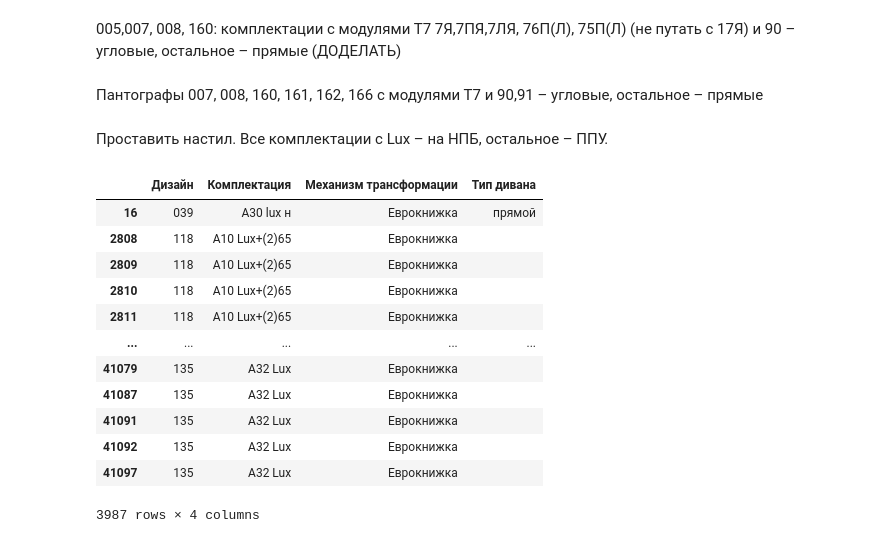
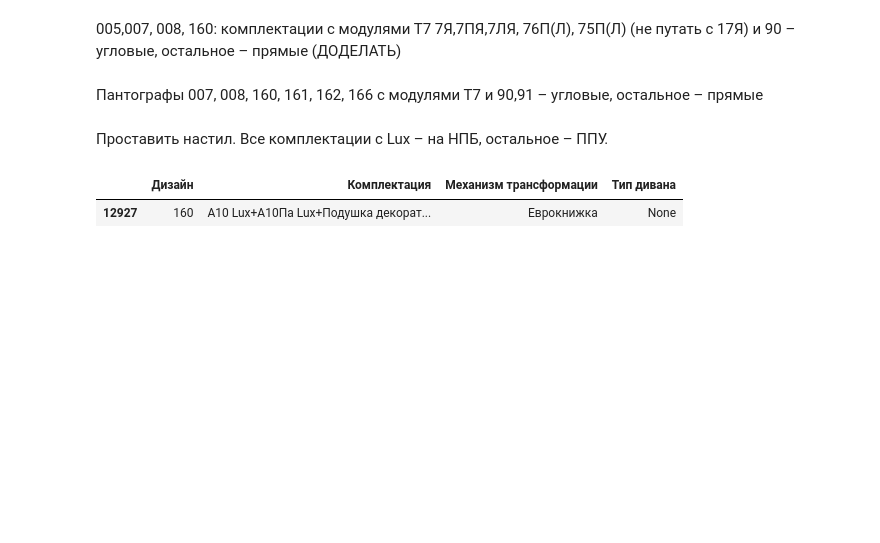
Before and after one commit to Nqam/Moon_report, a Jupyter notebook: report.ipynb, the cells around one changed output. Drawn from its saved outputs; the diff is of its cells as text; code cells hidden in the pictures; blank space fills up the shorter version.

```diff
--- a/report.ipynb
+++ b/report.ipynb
@@ -381,10 +381,8 @@ def dolphin(x):
   elif x['Механизм трансформации'] == 'Дельфин' and not (bool(re.search(r'(?<!\d)д20(?!\d)',x['Комплектация'].lower())) or \
                                                         bool(re.search(r'(?<!\d)117(?!\d)',x['Комплектация']))):
     return 'угловой'
-  elif x['Механизм трансформации'] == 'Дельфин':
+  elif x['Механизм трансформации'] == 'Дельфин' and x['Тип дивана'] == '':
     return 'прямой'
-  else:
-    return x['Тип дивана']
 
 df['Тип дивана'] = df.apply(dolphin, axis=1) #что значит комплектация с Д
 # %% [markdown]
@@ -411,6 +408,27 @@ def eurobook(x):
 df['Тип дивана'] = df.apply(eurobook, axis=1)
 # %% [markdown]
 005,007, 008, 160: комплектации с модулями Т7 7Я,7ПЯ,7ЛЯ, 76П(Л), 75П(Л) (не путать с 17Я) и 90 – угловые, остальное – прямые (ДОДЕЛАТЬ)
+# %%
+lst = ['005','007','008','160']
+
+def eurobook2(x):
+  if pd.isna(x['Механизм трансформации']) == True or x['Механизм трансформации'] == '':
+    return x['Тип дивана']
+  elif x['Механизм трансформации'] == 'Еврокнижка' and any([i in x['Дизайн'] for i in lst]) and \
+      (bool(re.search(r'(?<!\d)т7(?!\d)',x['Комплектация'].lower()))\
+       or bool(re.search(r'(?<!\d)90(?!\d)',x['Комплектация'])) \
+       or bool(re.search(r'(?<!\d)7я(?!\d)',x['Комплектация'].lower()))\
+       or bool(re.search(r'(?<!\d)7пя(?!\d)',x['Комплектация'].lower()))\
+       or bool(re.search(r'(?<!\d)7ля(?!\d)',x['Комплектация'].lower()))\
+       or bool(re.search(r'(?<!\d)76п(?!\d)',x['Комплектация'].lower()))\
+       or bool(re.search(r'(?<!\d)76л(?!\d)',x['Комплектация'].lower()))\
+       or bool(re.search(r'(?<!\d)75п(?!\d)',x['Комплектация'].lower()))\
+       or bool(re.search(r'(?<!\d)75л(?!\d)',x['Комплектация'].lower()))):
+    return 'угловой'
+  elif x['Механизм трансформации'] == 'Еврокнижка' and x['Тип дивана'] == '':
+    return 'прямой'
+
+df['Тип дивана'] = df.apply(eurobook2, axis=1)
 # %% [markdown]
 Пантографы
 007, 008, 160, 161, 162, 166 с модулями Т7 и 90,91 – угловые, остальное – прямые
@@ -421,10 +439,11 @@ def func3(x):
   if pd.isna(x['Механизм трансформации']) == True or x['Механизм трансформации'] == '':
     return x['Тип дивана']
   elif x['Механизм трансформации'] == 'Пантограф' and any([i in x['Дизайн'] for i in lst]) and \
-      (bool(re.search(r'(?<!\d)Т7(?!\d)',x['Комплектация'])) or bool(re.search(r'(?<!\d)90(?!\d)',x['Комплектация'])) \
+        (bool(re.search(r'(?<!\d)Т7(?!\d)',x['Комплектация']))\
+        or bool(re.search(r'(?<!\d)90(?!\d)',x['Комплектация'])) \
         or bool(re.search(r'(?<!\d)91(?!\d)',x['Комплектация']))):
     return 'угловой'
-  elif x['Механизм трансформации'] == 'Пантограф':
+  elif x['Механизм трансформации'] == 'Пантограф' and x['Дизайн'] == '':
     return 'прямой'
 
 df['Тип дивана'] = df.apply(func3, axis=1)
@@ -449,18 +468,7 @@ df2 = df[['Дизайн','Комплектация','Механизм транс
 # %%
 df['Тип дивана'] = ''
 # %%
-df2[df['Механизм трансформации'] == 'Еврокнижка']
+df2[(df['Механизм трансформации'] == 'Еврокнижка')&(df['Дизайн'] == '160')]#['Комплектация'].unique()
 # %% [output]
 |  | Дизайн | Комплектация | Механизм трансформации | Тип дивана |
-| 16 | 039 | А30 lux н | Еврокнижка | прямой |
-| 2808 | 118 | А10 Lux+(2)65 | Еврокнижка |  |
-| 2809 | 118 | А10 Lux+(2)65 | Еврокнижка |  |
-| 2810 | 118 | А10 Lux+(2)65 | Еврокнижка |  |
-| 2811 | 118 | А10 Lux+(2)65 | Еврокнижка |  |
-| ... | ... | ... | ... | ... |
-| 41079 | 135 | А32 Lux | Еврокнижка |  |
-| 41087 | 135 | А32 Lux | Еврокнижка |  |
-| 41091 | 135 | А32 Lux | Еврокнижка |  |
-| 41092 | 135 | А32 Lux | Еврокнижка |  |
-| 41097 | 135 | А32 Lux | Еврокнижка |  |
+| 12927 | 160 | А10 Lux+А10Па Lux+Подушка декорат... | Еврокнижка | None |
-3987 rows × 4 columns
```
Also changed, not shown: parts of 1 cell of this notebook.
